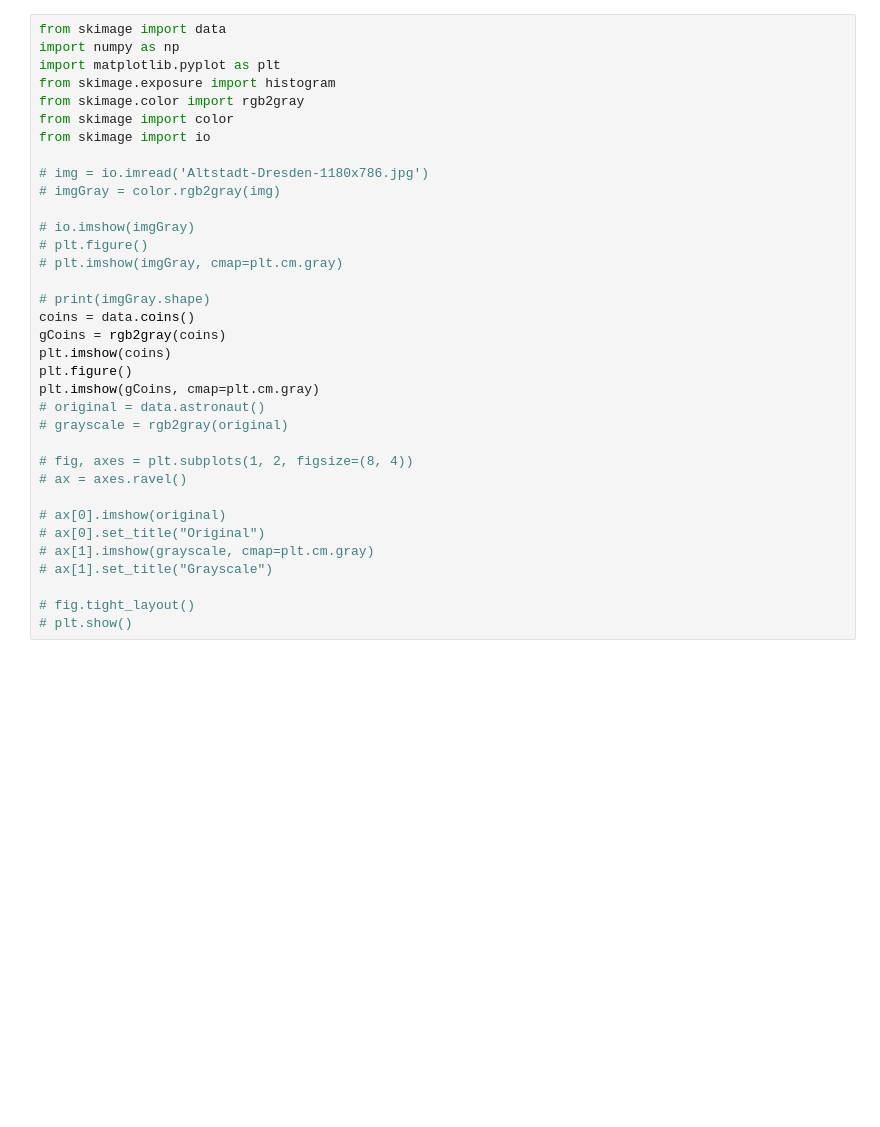
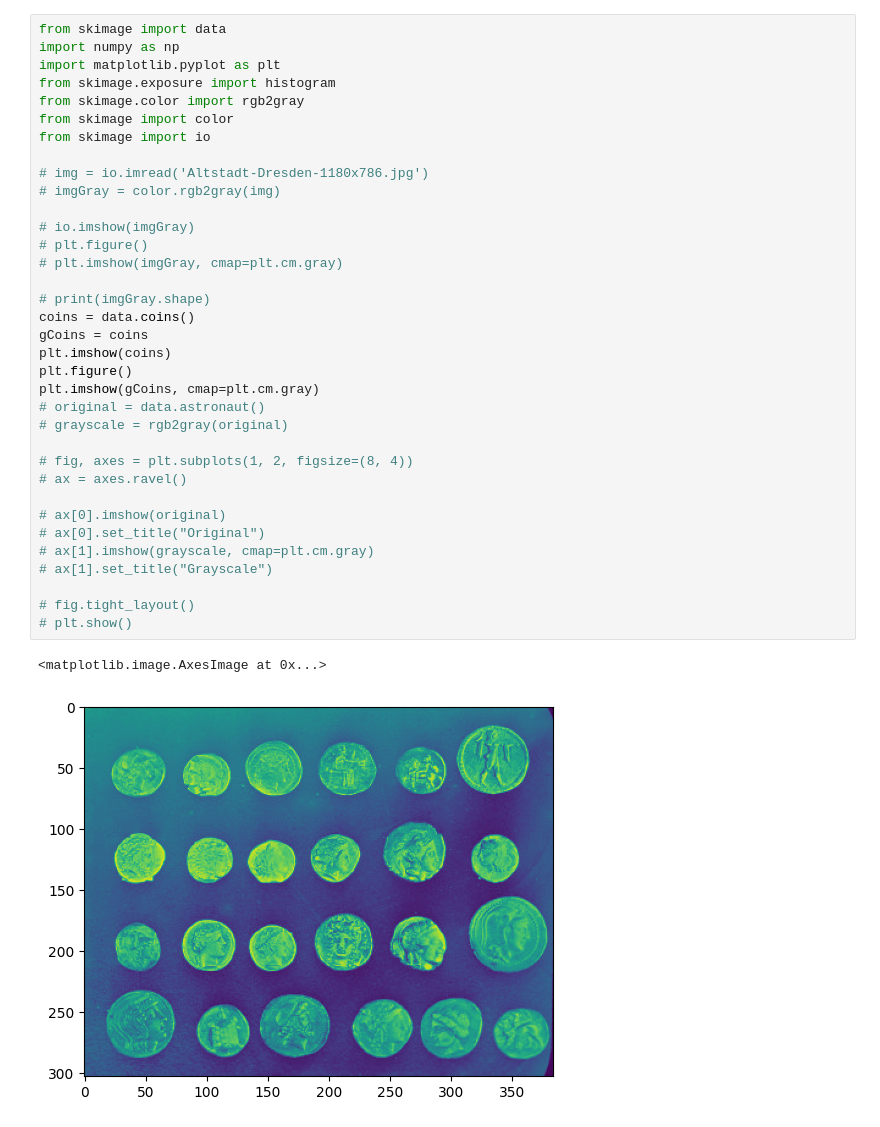
Before and after one commit to a-schulz-studies/applied_artificial_intelligence, a Jupyter notebook: src/week_8/Image segmentation 5_w.ipynb, the cells around one changed output. Cells and saved outputs as stored; diff of their text form; blank space fills up the shorter version.

```diff
--- a/src/week_8/Image segmentation 5_w.ipynb
+++ b/src/week_8/Image segmentation 5_w.ipynb
@@ -5,31 +5,34 @@ import matplotlib.pyplot as plt
 from skimage.exposure import histogram
 from skimage.color import rgb2gray
 from skimage import color
 from skimage import io
 
 # img = io.imread('Altstadt-Dresden-1180x786.jpg')
 # imgGray = color.rgb2gray(img)
 
 # io.imshow(imgGray)
 # plt.figure()
 # plt.imshow(imgGray, cmap=plt.cm.gray)
 
 # print(imgGray.shape)
 coins = data.coins()
-gCoins = rgb2gray(coins)
+gCoins = coins
 plt.imshow(coins)
 plt.figure()
 plt.imshow(gCoins, cmap=plt.cm.gray)
 # original = data.astronaut()
 # grayscale = rgb2gray(original)
 
 # fig, axes = plt.subplots(1, 2, figsize=(8, 4))
 # ax = axes.ravel()
 
 # ax[0].imshow(original)
 # ax[0].set_title("Original")
 # ax[1].imshow(grayscale, cmap=plt.cm.gray)
 # ax[1].set_title("Grayscale")
 
 # fig.tight_layout()
 # plt.show()
+# %% [output]
+<matplotlib.image.AxesImage at 0x...>
+[figure, added]
```
Also changed, not shown: parts of 14 cells of this notebook, 10 other files.
